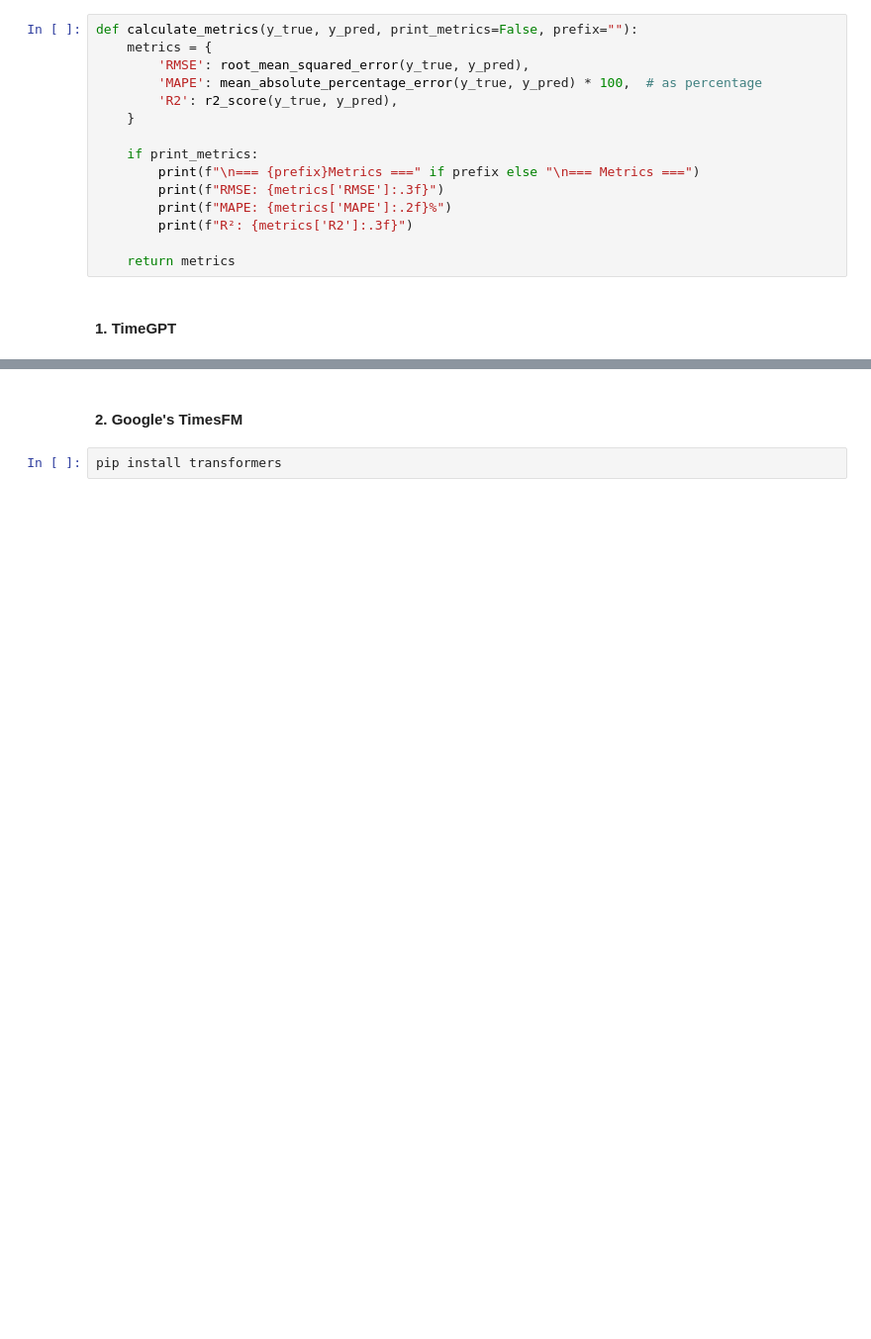
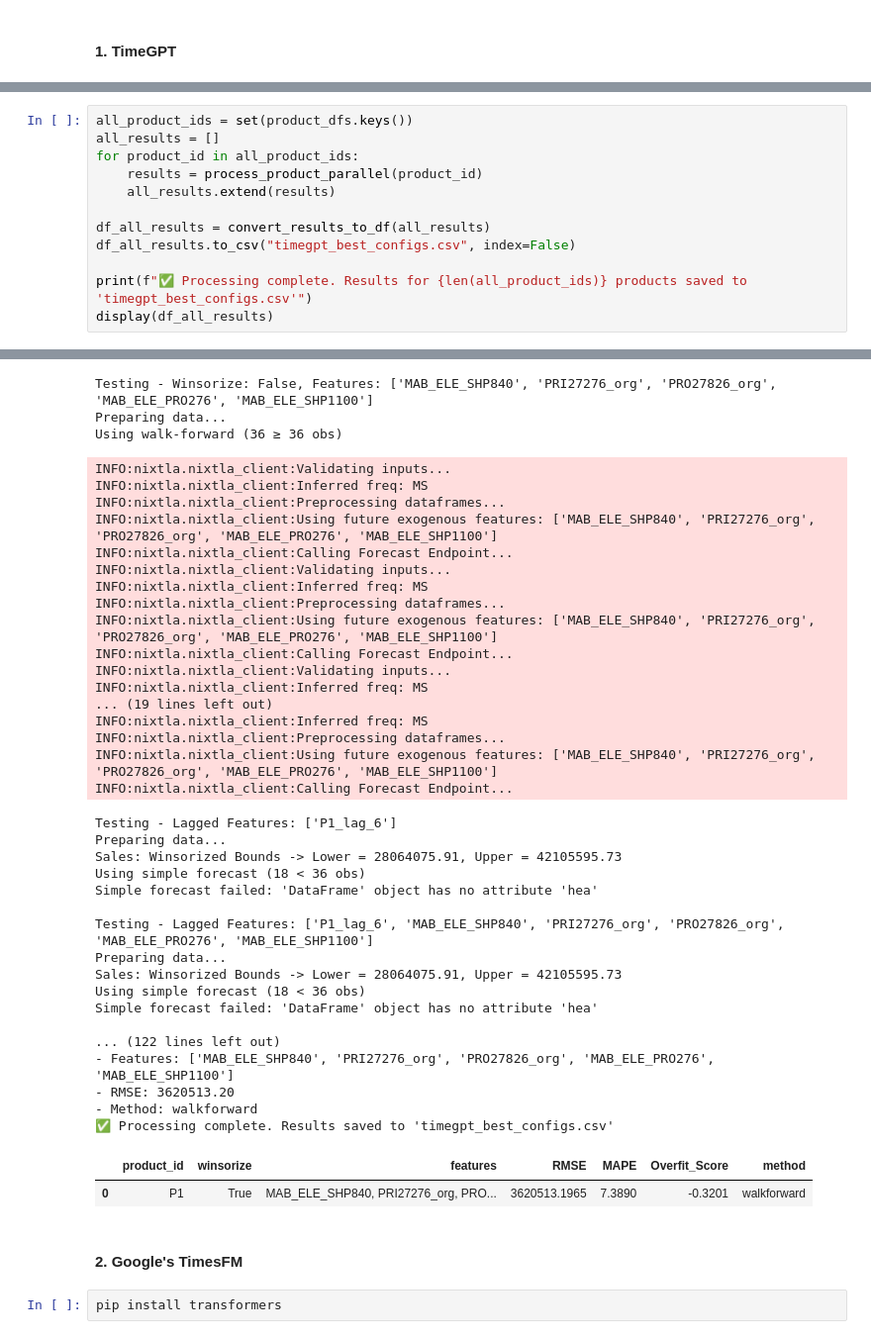
Before and after one commit to BeatrizAzevedoMonteiro/BCwDS_Case-2_SIEMENS_MonthlySalesForecast, a Jupyter notebook: modeling.ipynb, the cells around one changed output, grey strips where cells are left out. Shown: that part at 99% size. Saved outputs shown, nothing was run; the diff lists cells and outputs as text; blank space fills up the shorter version.

Commit message:
timegpt & xgboost

```diff
--- a/modeling.ipynb
+++ b/modeling.ipynb
@@ -671,21 +767,6 @@ def evaluate_and_visualize(
         'metrics': {'train': train_metrics, 'test': test_metrics},
         'forecast_plot': forecast_fig
     }
-# %%
-def calculate_metrics(y_true, y_pred, print_metrics=False, prefix=""):
-    metrics = {
-        'RMSE': root_mean_squared_error(y_true, y_pred),
-        'MAPE': mean_absolute_percentage_error(y_true, y_pred) * 100,  # as percentage
-        'R2': r2_score(y_true, y_pred),
-    }
-
-    if print_metrics:
-        print(f"\n=== {prefix}Metrics ===" if prefix else "\n=== Metrics ===")
-        print(f"RMSE: {metrics['RMSE']:.3f}")
-        print(f"MAPE: {metrics['MAPE']:.2f}%")
-        print(f"R²: {metrics['R2']:.3f}")
-
-    return metrics
 # %% [markdown]
 #### 1. TimeGPT
 # %%
@@ -813,0 +1032,13 @@ print(comparison_df)
+# %%
+all_product_ids = set(product_dfs.keys())
+all_results = []
+for product_id in all_product_ids:
+    results = process_product_parallel(product_id)
+    all_results.extend(results)
+
+df_all_results = convert_results_to_df(all_results)
+df_all_results.to_csv("timegpt_best_configs.csv", index=False)
+
+print(f"✅ Processing complete. Results for {len(all_product_ids)} products saved to 'timegpt_best_configs.csv'")
+display(df_all_results)
+# %% [output]
@@ -814,3 +1073,42 @@ print(comparison_df)
+Testing - Winsorize: False, Features: ['MAB_ELE_SHP840', 'PRI27276_org', 'PRO27826_org', 'MAB_ELE_PRO276', 'MAB_ELE_SHP1100']
+Preparing data...
+Using walk-forward (36 ≥ 36 obs)
+INFO:nixtla.nixtla_client:Validating inputs...
+INFO:nixtla.nixtla_client:Inferred freq: MS
+INFO:nixtla.nixtla_client:Preprocessing dataframes...
+INFO:nixtla.nixtla_client:Using future exogenous features: ['MAB_ELE_SHP840', 'PRI27276_org', 'PRO27826_org', 'MAB_ELE_PRO276', 'MAB_ELE_SHP1100']
+INFO:nixtla.nixtla_client:Calling Forecast Endpoint...
+INFO:nixtla.nixtla_client:Validating inputs...
+INFO:nixtla.nixtla_client:Inferred freq: MS
+INFO:nixtla.nixtla_client:Preprocessing dataframes...
+INFO:nixtla.nixtla_client:Using future exogenous features: ['MAB_ELE_SHP840', 'PRI27276_org', 'PRO27826_org', 'MAB_ELE_PRO276', 'MAB_ELE_SHP1100']
+INFO:nixtla.nixtla_client:Calling Forecast Endpoint...
+INFO:nixtla.nixtla_client:Validating inputs...
+INFO:nixtla.nixtla_client:Inferred freq: MS
+... (19 lines left out)
+INFO:nixtla.nixtla_client:Inferred freq: MS
+INFO:nixtla.nixtla_client:Preprocessing dataframes...
+INFO:nixtla.nixtla_client:Using future exogenous features: ['MAB_ELE_SHP840', 'PRI27276_org', 'PRO27826_org', 'MAB_ELE_PRO276', 'MAB_ELE_SHP1100']
+INFO:nixtla.nixtla_client:Calling Forecast Endpoint...
+Testing - Lagged Features: ['P1_lag_6']
+Preparing data...
+Sales: Winsorized Bounds -> Lower = 28064075.91, Upper = 42105595.73
+Using simple forecast (18 < 36 obs)
+Simple forecast failed: 'DataFrame' object has no attribute 'hea'
+
+Testing - Lagged Features: ['P1_lag_6', 'MAB_ELE_SHP840', 'PRI27276_org', 'PRO27826_org', 'MAB_ELE_PRO276', 'MAB_ELE_SHP1100']
+Preparing data...
+Sales: Winsorized Bounds -> Lower = 28064075.91, Upper = 42105595.73
+Using simple forecast (18 < 36 obs)
+Simple forecast failed: 'DataFrame' object has no attribute 'hea'
+
+... (122 lines left out)
+- Features: ['MAB_ELE_SHP840', 'PRI27276_org', 'PRO27826_org', 'MAB_ELE_PRO276', 'MAB_ELE_SHP1100']
+- RMSE: 3620513.20
+- Method: walkforward
+✅ Processing complete. Results saved to 'timegpt_best_configs.csv'
+|  | product_id | winsorize | features | RMSE | MAPE | Overfit_Score | method |
+| 0 | P1 | True | MAB_ELE_SHP840, PRI27276_org, PRO... | 3620513.1965 | 7.3890 | -0.3201 | walkforward |
 # %% [markdown]
 #### 2. Google's TimesFM
 # %%
```
Also changed, not shown: parts of 26 cells of this notebook, 1 other file.
